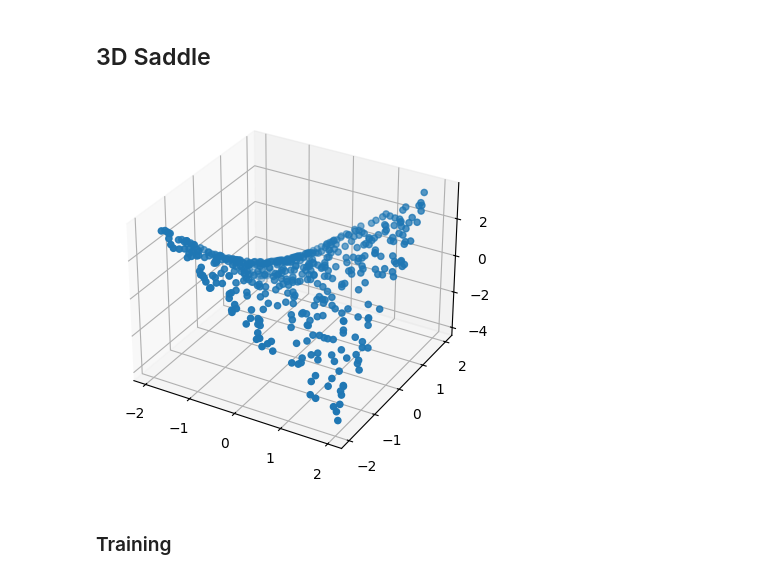
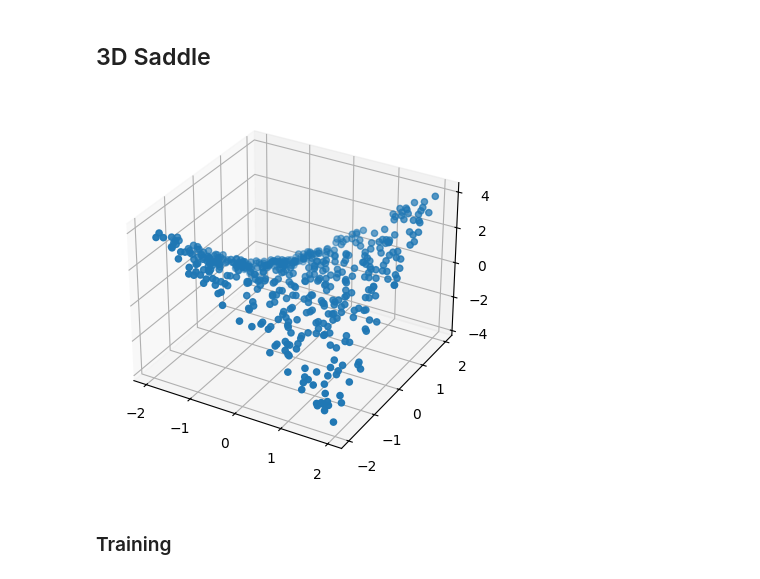
Before and after one commit to AJWestley/Neural-Network-By-Hand, a Jupyter notebook: performance.ipynb, the cells around one changed output. Saved outputs shown, nothing was run; the diff lists cells and outputs as text; code cells hidden in the pictures.

```diff
--- a/performance.ipynb
+++ b/performance.ipynb
@@ -303,11 +303,11 @@ Accuracy: 0.9969189292302885
 # %%
 X = np.random.random((500, 2)) * 4 - 2
 Y = (X[:, 0] * X[:, 1])
-Y = Y.reshape((len(Y), 1))
+Y = Y.reshape((len(Y), 1)) + np.random.random((len(Y), 1)) * 0.5
 
 plot3D(X, Y)
 # %% [output]
-[figure, old version]
+[figure, new version]
 # %% [markdown]
 ### Training
 # %%
```
Also changed, not shown: parts of 14 cells of this notebook.
